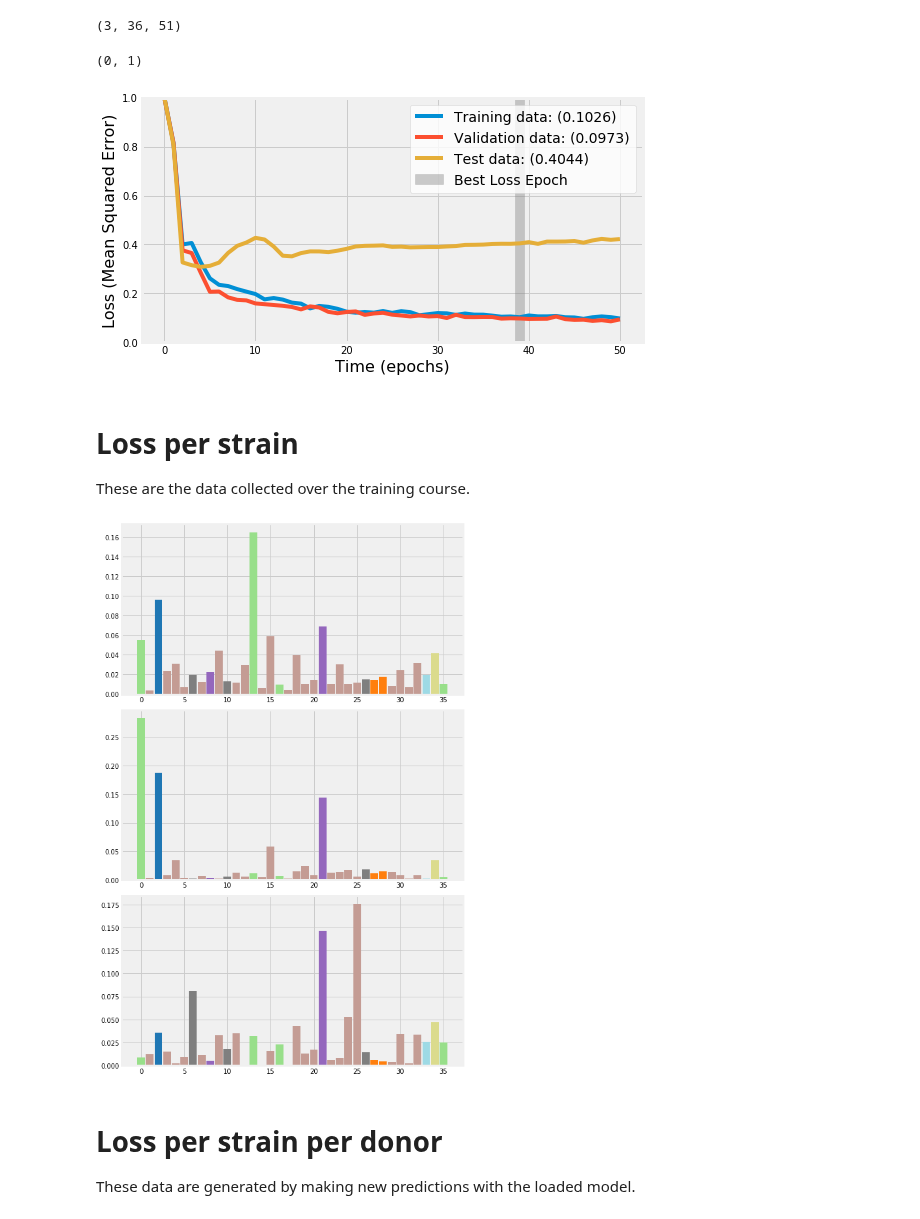
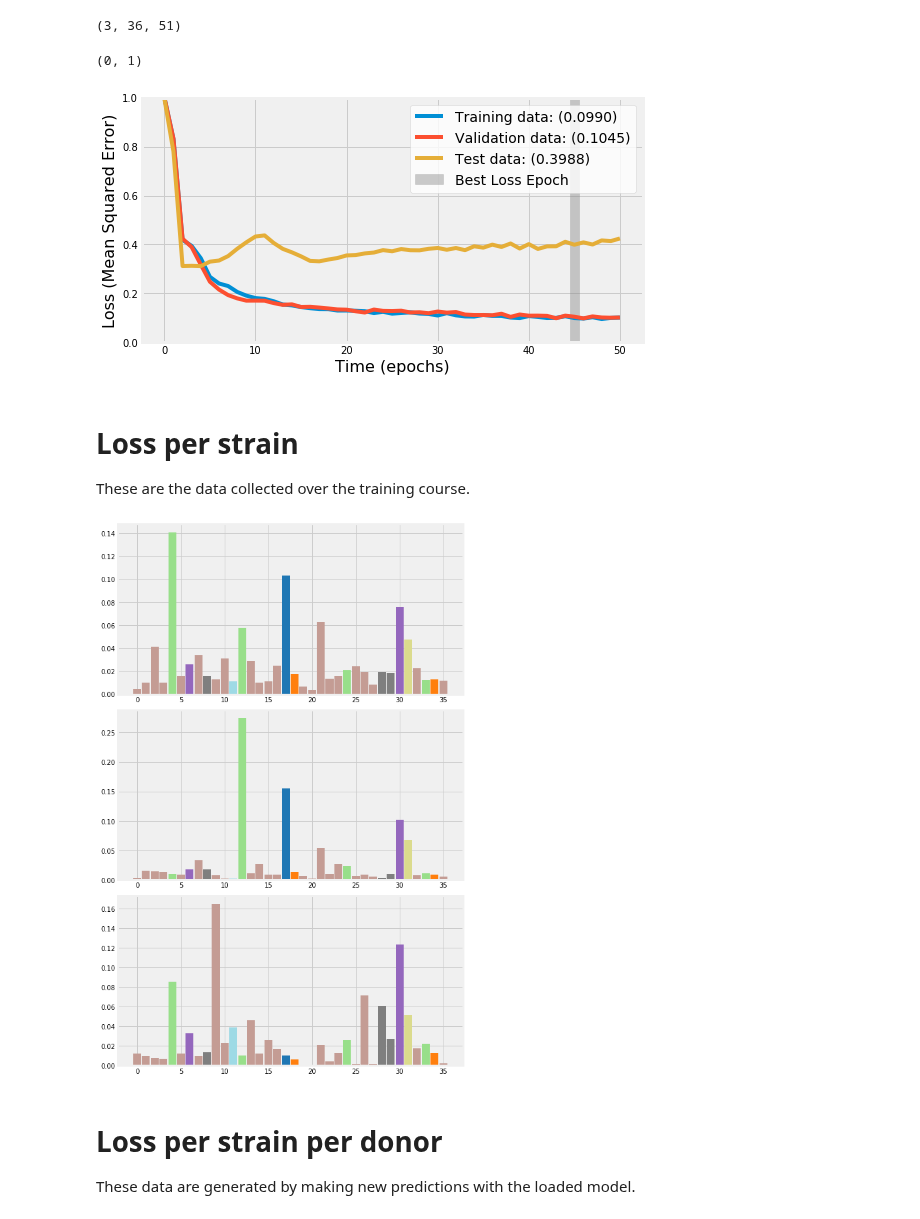
Before and after one commit to michaelwiest/microbiome-rnn, a Jupyter notebook: notebooks/Model Evaluator.ipynb, the cells around one changed output. Saved outputs shown, nothing was run; the diff lists cells and outputs as text; code cells hidden in the pictures.

```diff
--- a/notebooks/Model Evaluator.ipynb
+++ b/notebooks/Model Evaluator.ipynb
@@ -136,7 +136,7 @@ file_labs = ['Donor$_{}$'.format(i) for i in range(len(input_files))]
 # Put the model type in here
 model_type = 'enc_dec'
 # What is the name of the model and logs outputted?
-run_suffix = '_EncDec_h512_isl5_tsl5_ns36_isifNone_tsif2_numlstm1_no_chloro'
+run_suffix = '_EncDec_h512_isl5_tsl5_ns36_isifNone_tsif2_numlstm1_teacher_2202_fix'
 # %%
 
 
@@ -170,24 +170,24 @@ print(losses.shape)
 (3, 36, 51)
 # %%
 loss_num_digits = 6
-best_loss_epoch = 39
+best_loss_epoch = 45
 
 fig, ax = plt.subplots(figsize=(8, 4.5))
 labels = ['Training data: ({})', 'Validation data: ({})', 'Test data: ({})']
 
 for i in range(losses.shape[0]):
     plt.plot(losses[i, ...].sum(axis=0).T, label=labels[i].format(str(losses[i, :, best_loss_epoch].sum())[:loss_num_digits]))
 ax.axvspan(best_loss_epoch - 0.5, best_loss_epoch + 0.5, alpha=0.4, color='gray', label='Best Loss Epoch')
 legend = plt.legend(frameon = 1, loc='upper right', fontsize=14)
 frame = legend.get_frame()
 frame.set_facecolor('white')
 plt.xlabel('Time (epochs)', fontsize=16)
 plt.ylabel('Loss (Mean Squared Error)', fontsize=16)
 plt.ylim(0, 1)
 # plt.title('Loss Over Training', fontsize=18)
 # %% [output]
 (0, 1)
-[figure, old version]
+[figure, new version]
 # %% [markdown]
 # Loss per strain
 These are the data collected over the training course.
@@ -207,7 +207,7 @@ for i in range(losses.shape[0]):
     plt.tight_layout()
 # plt.suptitle('Normalized Loss Contribution from Each Strain', y=1.015, fontsize=24)
 # %% [output]
-[figure, old version]
+[figure, new version]
 # %% [markdown]
 # Loss per strain per donor
 These data are generated by making new predictions with the loaded model.
```
Also changed, not shown: parts of 13 cells of this notebook, 2 other files.
